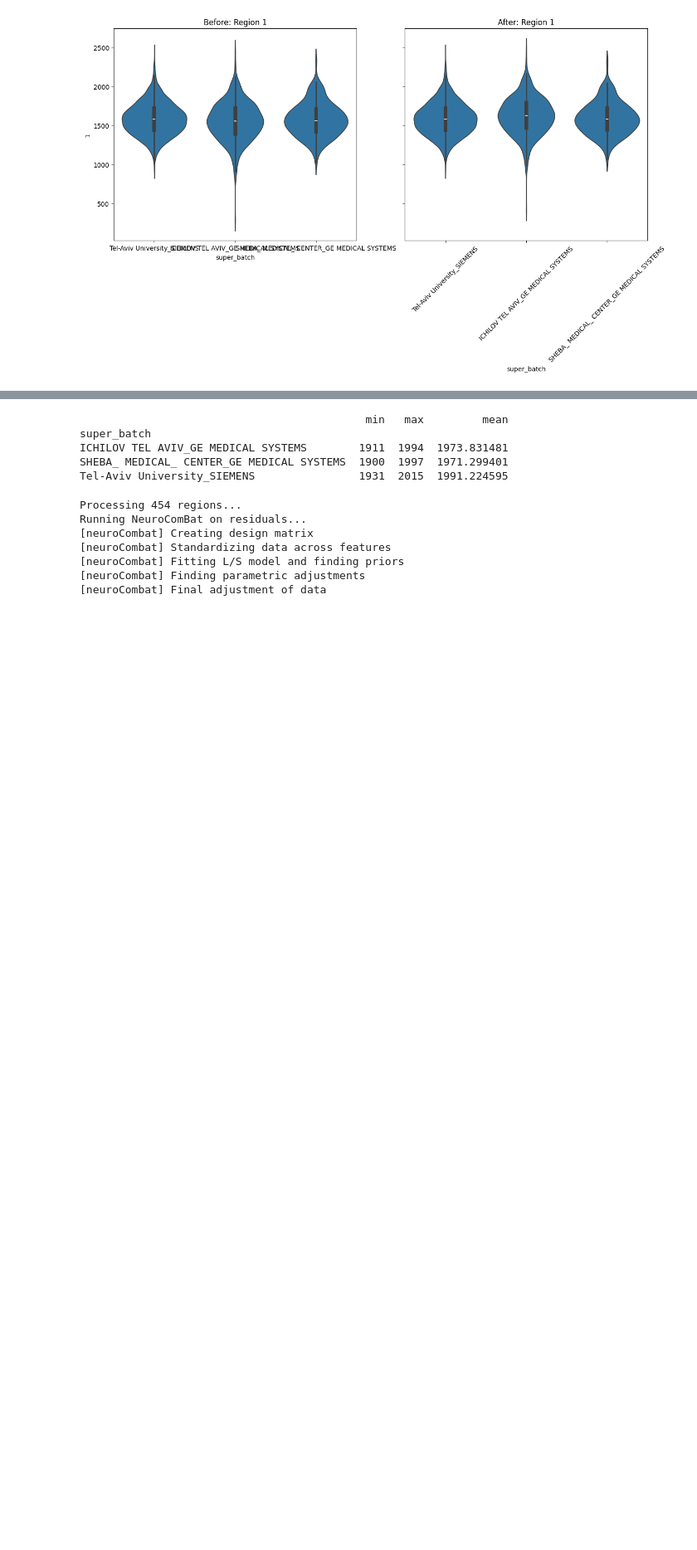
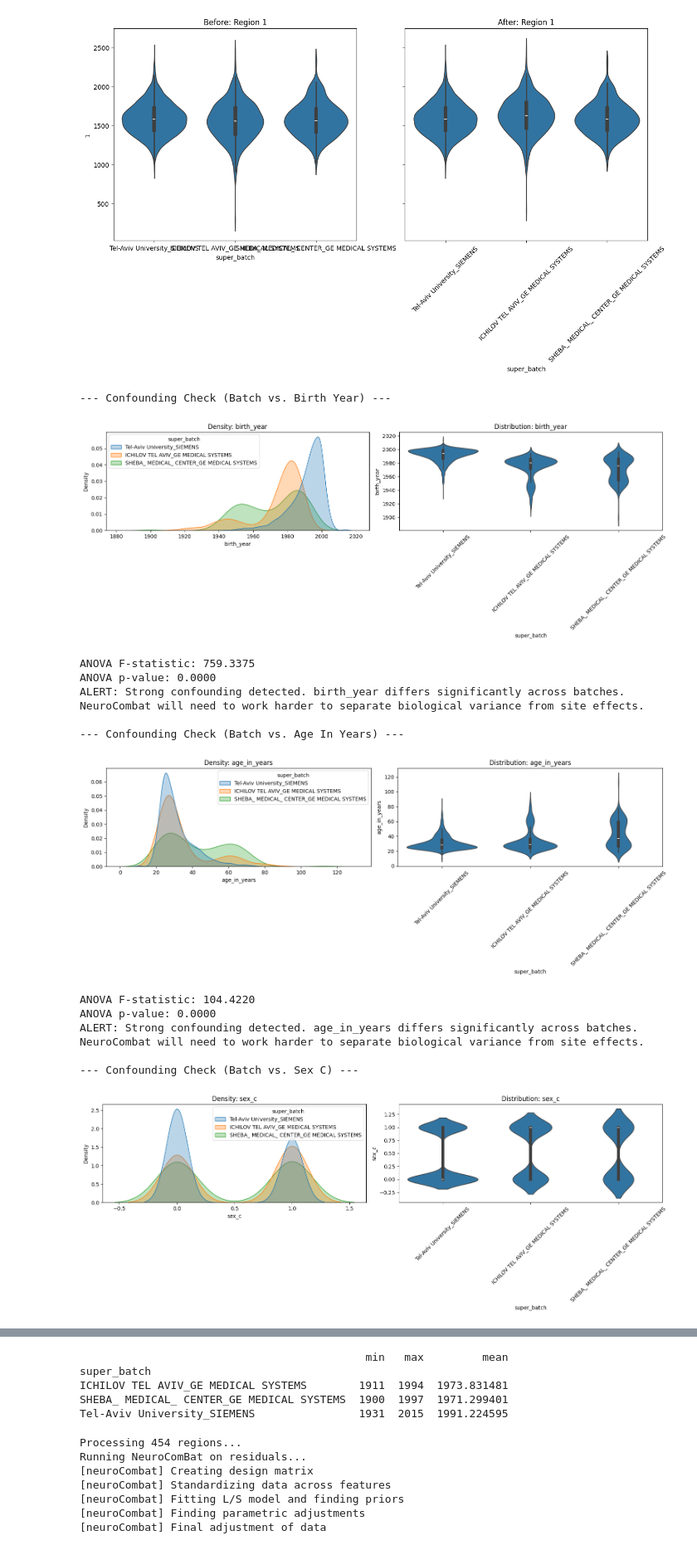
Before and after one commit to GaiaNegev13/legacy_pipe, a Jupyter notebook: legacy_pipe/refactored_harmonization.ipynb, the cells around one changed output, grey strips where cells are left out. Shown at 83% size. Saved outputs shown, nothing was run; the diff lists cells and outputs as text; code cells hidden in the pictures; blank space fills up the shorter version.

```diff
--- a/legacy_pipe/refactored_harmonization.ipynb
+++ b/legacy_pipe/refactored_harmonization.ipynb
@@ -128,3 +128,60 @@ Variable: tiv | ANOVA p-value: 0.0000
 [neuroCombat] Finding parametric adjustments
 [neuroCombat] Final adjustment of data
 [figure]
+# %%
+def check_confounding(df, var_name):
+    print(f"\n--- Confounding Check (Batch vs. {var_name.replace('_', ' ').title()}) ---")
+
+    batch_col = 'super_batch'
+
+    # 2. Create Plotting Grid (Two plots side-by-side for efficiency)
+    fig, axes = plt.subplots(1, 2, figsize=(16, 6))
+
+    # KDE Plot
+    sns.kdeplot(data=df, x=var_name, hue=batch_col,
+                fill=True, alpha=0.3, ax=axes[0], common_norm=False)
+    axes[0].set_title(f"Density: {var_name}")
+
+    # Violin Plot
+    sns.violinplot(data=df, x=batch_col, y=var_name, ax=axes[1])
+    axes[1].set_title(f"Distribution: {var_name}")
+    axes[1].tick_params(axis='x', rotation=45)
+
+    plt.tight_layout()
+    plt.show()
+
+    # 3. Statistical Test (ANOVA)
+    # Grouping data into a list of arrays for f_oneway
+    groups = [group[var_name].values for _, group in df.groupby(batch_col)]
+
+    f_stat, p_val = stats.f_oneway(*groups)
+
+    print(f"ANOVA F-statistic: {f_stat:.4f}")
+    print(f"ANOVA p-value: {p_val:.4f}")
+
+    if p_val < 0.05:
+        print(f"ALERT: Strong confounding detected. {var_name} differs significantly across batches.")
+        print("NeuroCombat will need to work harder to separate biological variance from site effects.")
+    else:
+        print(f"PASS: No significant difference in {var_name} across batches.")
+
+# 4. Iterate over your list
+for var in dependent_vars:
+    check_confounding(df_covariates, var)
+# %% [output]
+--- Confounding Check (Batch vs. Birth Year) ---
+[figure, added]
+ANOVA F-statistic: 759.3375
+ANOVA p-value: 0.0000
+ALERT: Strong confounding detected. birth_year differs significantly across batches.
+NeuroCombat will need to work harder to separate biological variance from site effects.
+
+--- Confounding Check (Batch vs. Age In Years) ---
+[figure, added]
+ANOVA F-statistic: 104.4220
+ANOVA p-value: 0.0000
+ALERT: Strong confounding detected. age_in_years differs significantly across batches.
+NeuroCombat will need to work harder to separate biological variance from site effects.
+
+--- Confounding Check (Batch vs. Sex C) ---
+[figure, added]
```
Also changed, not shown: parts of 1 cell of this notebook, 1 other file.
